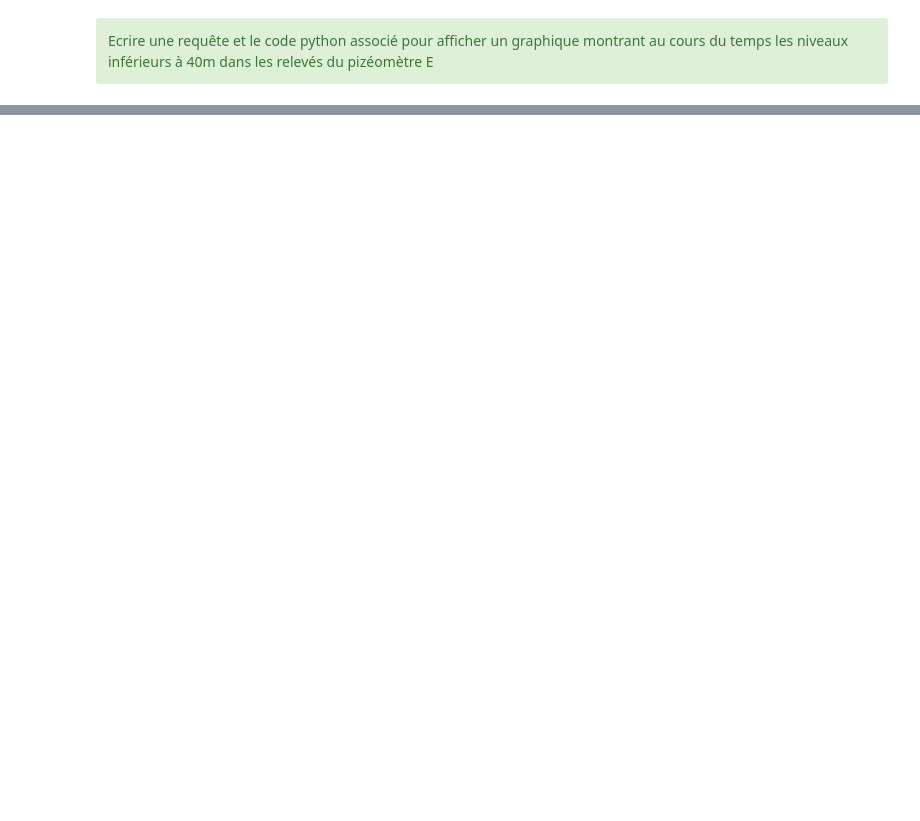
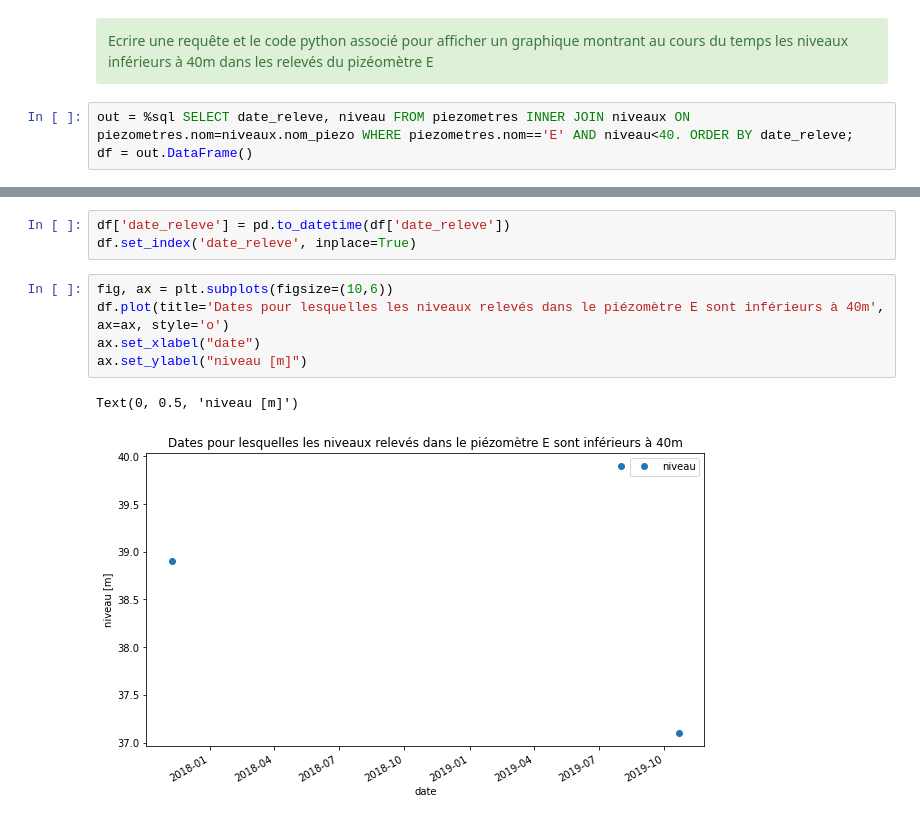
Before and after one commit to kaufmanno/SIG, a Jupyter notebook: SIG/Exercices/Ex01/Exercice_1.ipynb, the cells around one changed output, grey strips where cells are left out. Cells and saved outputs as stored; diff of their text form; blank space fills up the shorter version.

```diff
--- a/SIG/Exercices/Ex01/Exercice_1.ipynb
+++ b/SIG/Exercices/Ex01/Exercice_1.ipynb
@@ -380,3 +666,6 @@ ax.set_ylabel("niveau [m]")
 <div class="alert alert-block alert-success">
     Ecrire une requête et le code python associé pour afficher un graphique montrant au cours du temps les niveaux inférieurs à 40m dans les relevés du pizéomètre E
 </div>
+# %%
+out = %sql SELECT date_releve, niveau FROM piezometres INNER JOIN niveaux ON piezometres.nom=niveaux.nom_piezo WHERE piezometres.nom=='E' AND niveau<40. ORDER BY date_releve;
+df = out.DataFrame()
@@ -382,0 +682,11 @@ ax.set_ylabel("niveau [m]")
+# %%
+df['date_releve'] = pd.to_datetime(df['date_releve'])
+df.set_index('date_releve', inplace=True)
+# %%
+fig, ax = plt.subplots(figsize=(10,6))
+df.plot(title='Dates pour lesquelles les niveaux relevés dans le piézomètre E sont inférieurs à 40m', ax=ax, style='o')
+ax.set_xlabel("date")
+ax.set_ylabel("niveau [m]")
+# %% [output]
+Text(0, 0.5, 'niveau [m]')
+[figure, added]
```
Also changed, not shown: parts of 43 cells of this notebook, 1 other file.
